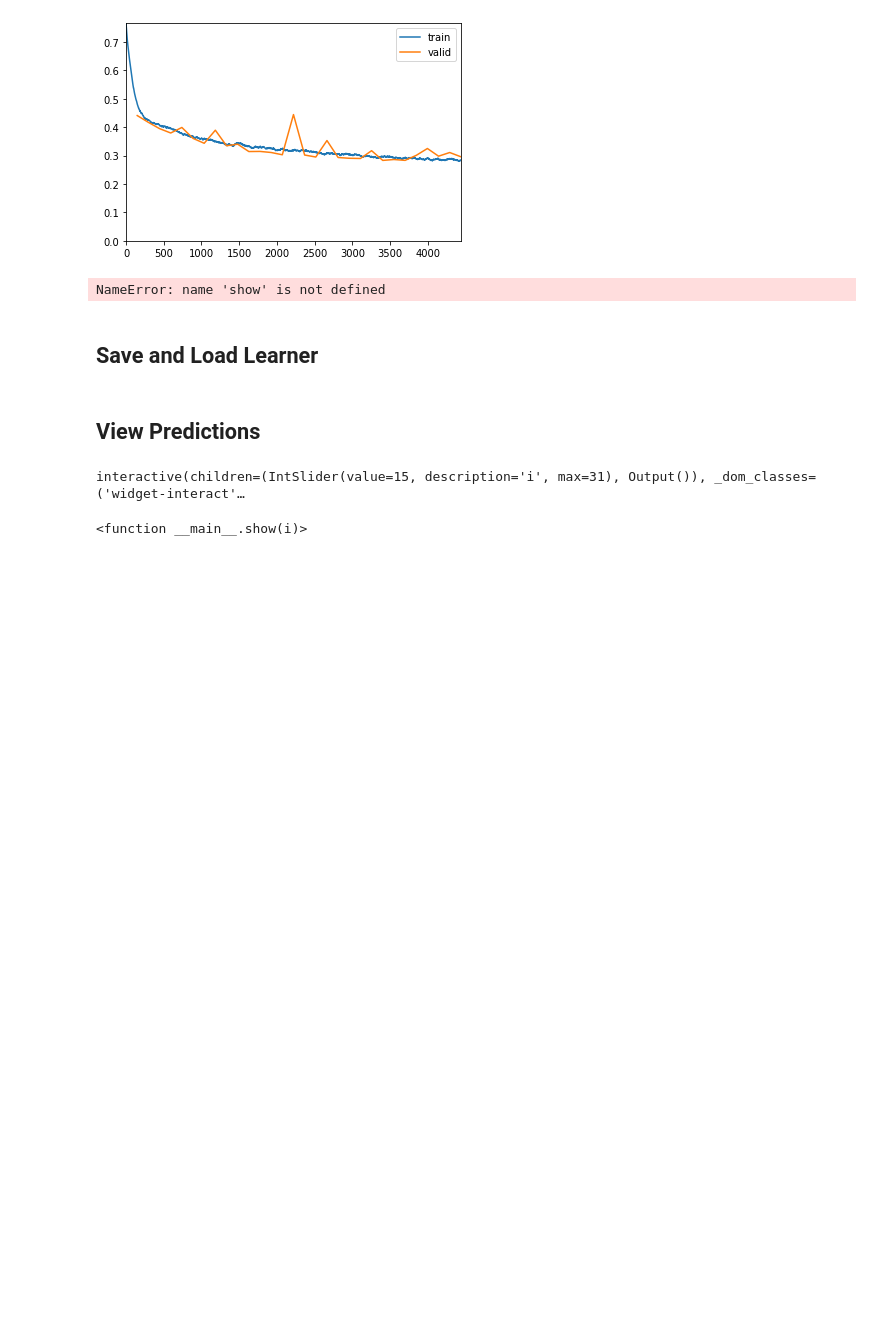
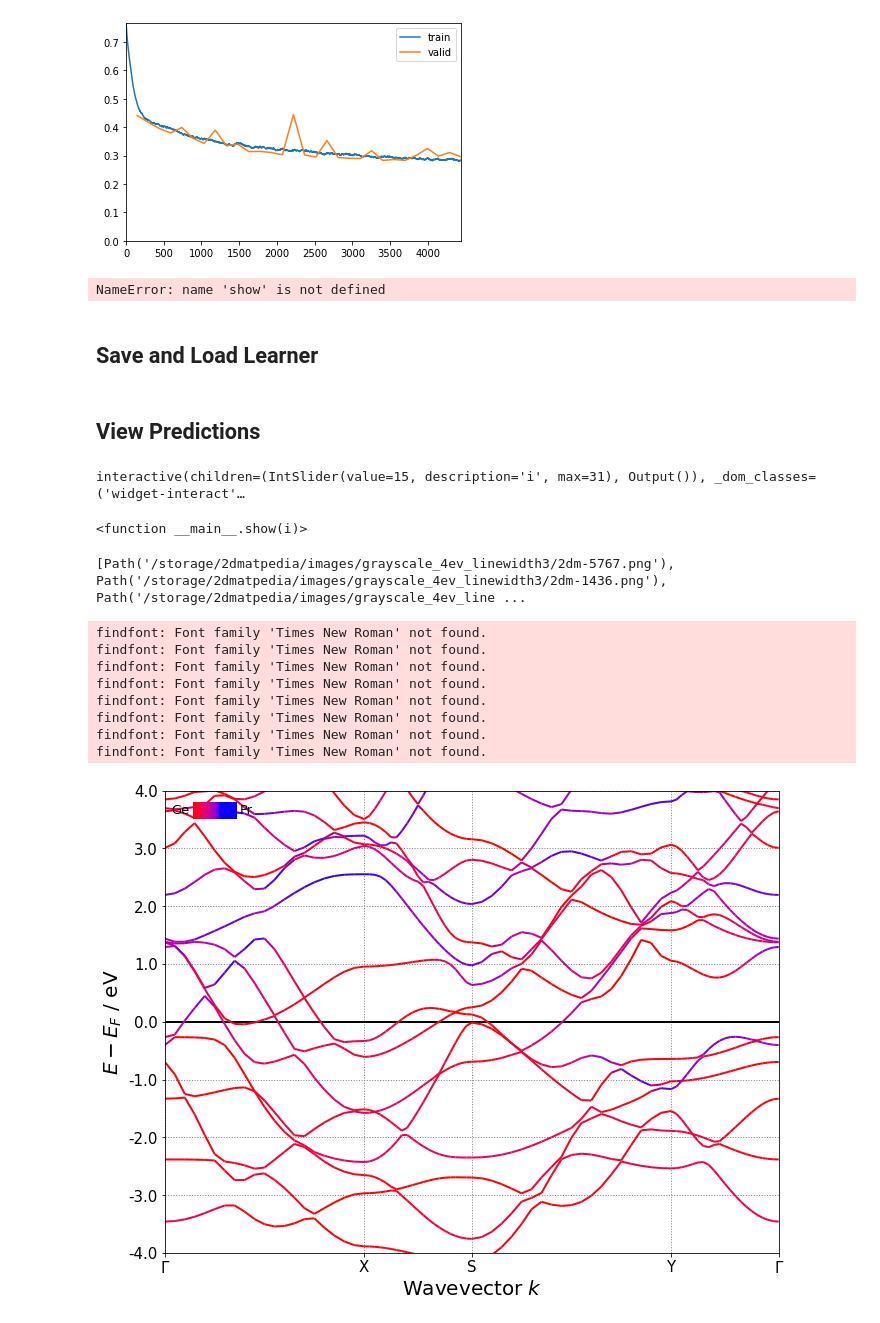
Before and after one commit to ThomasWarford/band-fingerprint, a Jupyter notebook: autoencoder/resnet_train.ipynb, the cells around one changed output. Cells and saved outputs as stored; diff of their text form; code cells hidden in the pictures; blank space fills up the shorter version.

```diff
--- a/autoencoder/resnet_train.ipynb
+++ b/autoencoder/resnet_train.ipynb
@@ -111,3 +113,19 @@ interact(show, i=(0, len(xb)-1))
 # %% [output]
 interactive(children=(IntSlider(value=15, description='i', max=31), Output()), _dom_classes=('widget-interact'…
 <function __main__.show(i)>
+# %%
+print(dl.items)
+# %% [output]
+[Path('/storage/2dmatpedia/images/grayscale_4ev_linewidth3/2dm-5767.png'), Path('/storage/2dmatpedia/images/grayscale_4ev_linewidth3/2dm-1436.png'), Path('/storage/2dmatpedia/images/grayscale_4ev_line ...
+# %%
+plot("2dm-5299", dos=False)
+# %% [output]
+findfont: Font family 'Times New Roman' not found.
+findfont: Font family 'Times New Roman' not found.
+findfont: Font family 'Times New Roman' not found.
+findfont: Font family 'Times New Roman' not found.
+findfont: Font family 'Times New Roman' not found.
+findfont: Font family 'Times New Roman' not found.
+findfont: Font family 'Times New Roman' not found.
+findfont: Font family 'Times New Roman' not found.
+[figure, added]
```
Also changed, not shown: parts of 3 cells of this notebook, 2 other files.
